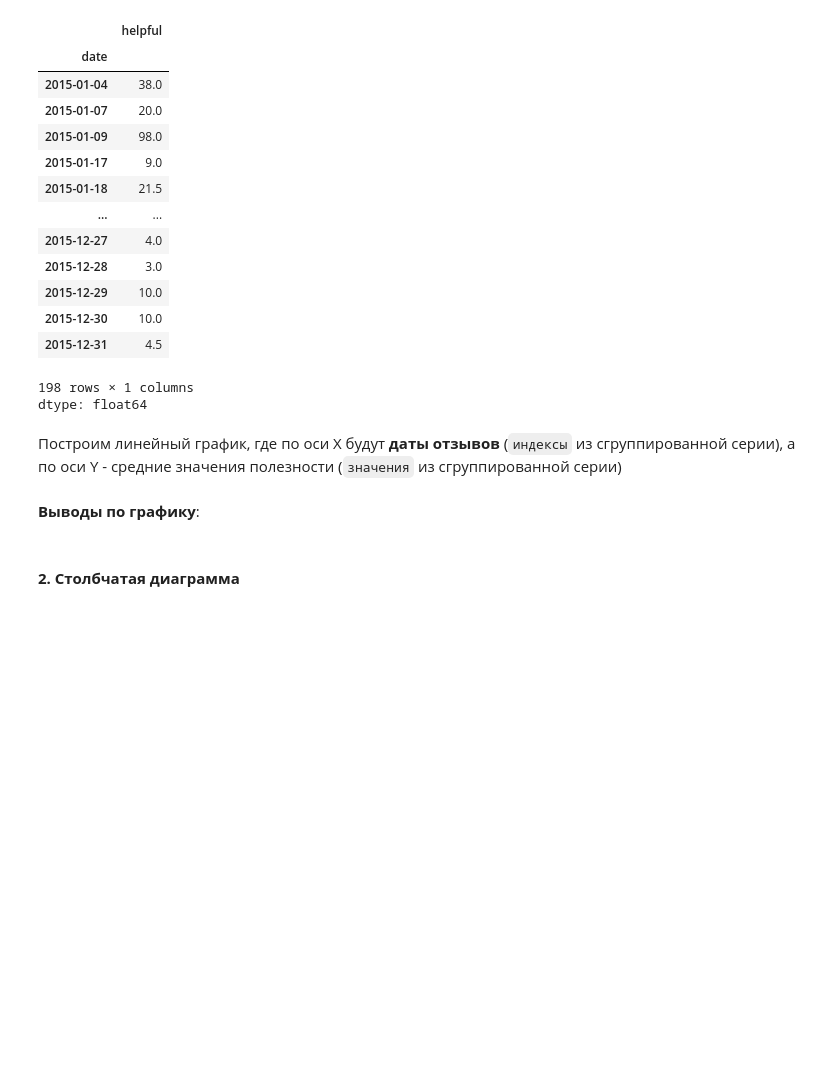
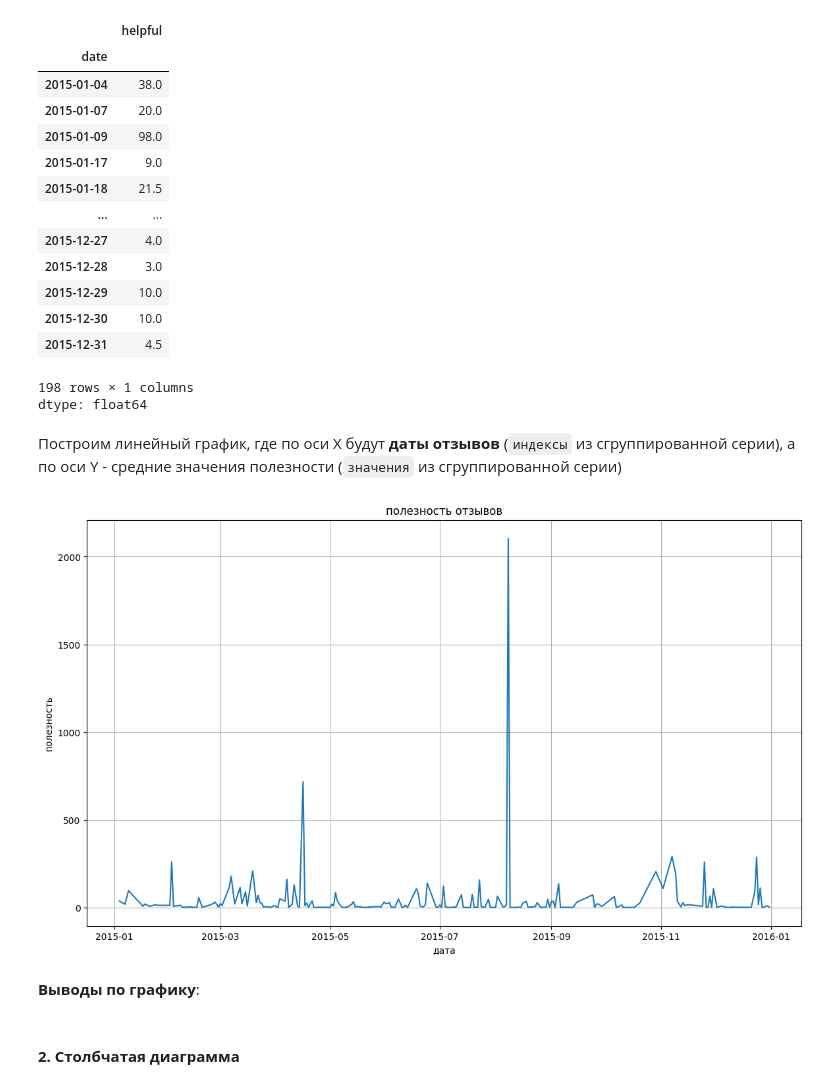
Before and after one commit to winter1x/top-python, a Jupyter notebook: анализ/matplotlib.ipynb, the cells around one changed output. Drawn from its saved outputs; the diff is of its cells as text; code cells hidden in the pictures; blank space fills up the shorter version.

```diff
--- a/анализ/matplotlib.ipynb
+++ b/анализ/matplotlib.ipynb
@@ -354,6 +354,19 @@ Subnautica_grouped
 dtype: float64
 # %% [markdown]
 Построим линейный график, где по оси Х будут **даты отзывов** (`индексы` из сгруппированной серии), а по оси Y - средние значения полезности (`значения` из сгруппированной серии)
+# %%
+plt.figure(figsize=(14, 8))
+
+plt.plot(Subnautica_grouped.index, Subnautica_grouped.values)
+
+plt.title('полезность отзывов')
+plt.xlabel("дата")
+plt.ylabel("полезность")
+
+plt.grid(True)
+plt.show()
+# %% [output]
+[figure, added]
 # %% [markdown]
 **Выводы по графику**:
 # %% [markdown]
```
Also changed, not shown: parts of 8 cells of this notebook.
